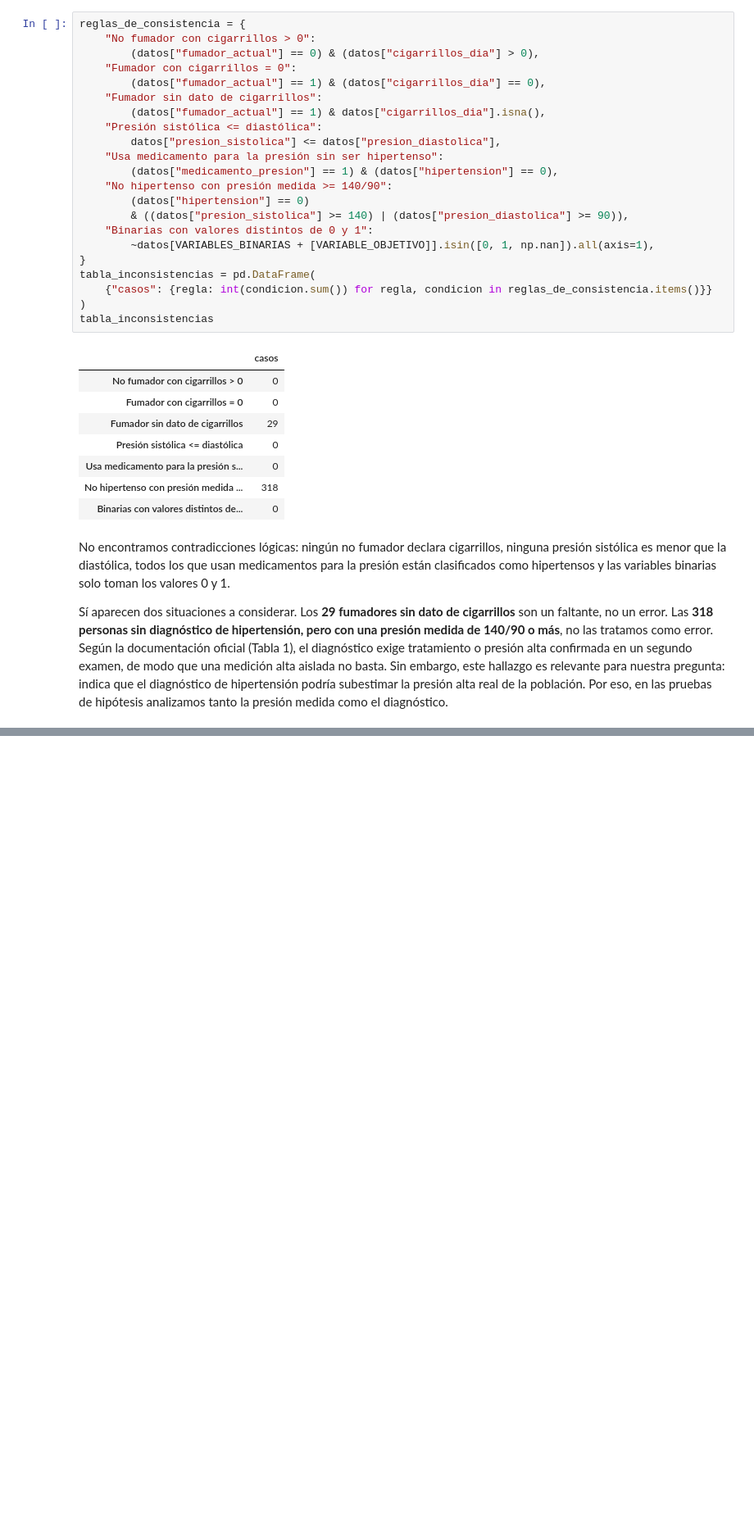
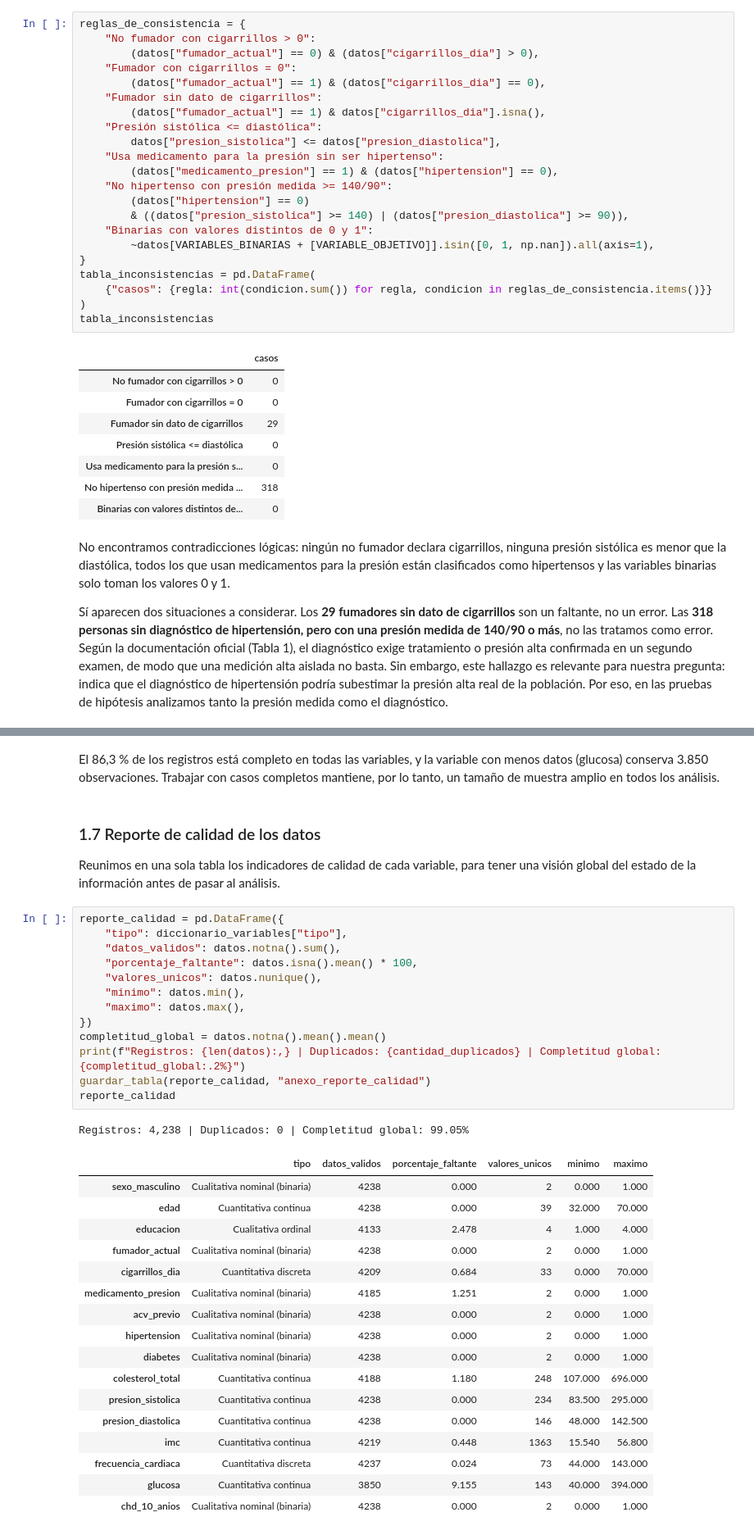
Before and after one commit to christopherulloarojas/grupo1-framingham-mcdi501, a Jupyter notebook: Sumativa1_Framingham_Codigo.ipynb, the cells around one changed output, grey strips where cells are left out. Shown at 82% size. Saved outputs shown, nothing was run; the diff lists cells and outputs as text; blank space fills up the shorter version.

```diff
--- a/Sumativa1_Framingham_Codigo.ipynb
+++ b/Sumativa1_Framingham_Codigo.ipynb
@@ -381,0 +471,40 @@ Por eso, en las pruebas de hipótesis analizamos tanto la presión medida como e
+# %% [markdown]
+El 86,3 % de los registros está completo en todas las variables, y la variable con menos datos (glucosa) conserva
+3.850 observaciones. Trabajar con casos completos mantiene, por lo tanto, un tamaño de muestra amplio en todos los análisis.
+# %% [markdown]
+### 1.7 Reporte de calidad de los datos
+
+Reunimos en una sola tabla los indicadores de calidad de cada variable, para tener una visión global del estado de la
+información antes de pasar al análisis.
+# %%
+reporte_calidad = pd.DataFrame({
+    "tipo": diccionario_variables["tipo"],
+    "datos_validos": datos.notna().sum(),
+    "porcentaje_faltante": datos.isna().mean() * 100,
+    "valores_unicos": datos.nunique(),
+    "minimo": datos.min(),
+    "maximo": datos.max(),
+})
+completitud_global = datos.notna().mean().mean()
+print(f"Registros: {len(datos):,} | Duplicados: {cantidad_duplicados} | Completitud global: {completitud_global:.2%}")
+guardar_tabla(reporte_calidad, "anexo_reporte_calidad")
+reporte_calidad
+# %% [output]
+Registros: 4,238 | Duplicados: 0 | Completitud global: 99.05%
+|  | tipo | datos_validos | porcentaje_faltante | valores_unicos | minimo | maximo |
+| sexo_masculino | Cualitativa nominal (binaria) | 4238 | 0.000 | 2 | 0.000 | 1.000 |
+| edad | Cuantitativa continua | 4238 | 0.000 | 39 | 32.000 | 70.000 |
+| educacion | Cualitativa ordinal | 4133 | 2.478 | 4 | 1.000 | 4.000 |
+| fumador_actual | Cualitativa nominal (binaria) | 4238 | 0.000 | 2 | 0.000 | 1.000 |
+| cigarrillos_dia | Cuantitativa discreta | 4209 | 0.684 | 33 | 0.000 | 70.000 |
+| medicamento_presion | Cualitativa nominal (binaria) | 4185 | 1.251 | 2 | 0.000 | 1.000 |
+| acv_previo | Cualitativa nominal (binaria) | 4238 | 0.000 | 2 | 0.000 | 1.000 |
+| hipertension | Cualitativa nominal (binaria) | 4238 | 0.000 | 2 | 0.000 | 1.000 |
+| diabetes | Cualitativa nominal (binaria) | 4238 | 0.000 | 2 | 0.000 | 1.000 |
+| colesterol_total | Cuantitativa continua | 4188 | 1.180 | 248 | 107.000 | 696.000 |
+| presion_sistolica | Cuantitativa continua | 4238 | 0.000 | 234 | 83.500 | 295.000 |
+| presion_diastolica | Cuantitativa continua | 4238 | 0.000 | 146 | 48.000 | 142.500 |
+| imc | Cuantitativa continua | 4219 | 0.448 | 1363 | 15.540 | 56.800 |
+| frecuencia_cardiaca | Cuantitativa discreta | 4237 | 0.024 | 73 | 44.000 | 143.000 |
+| glucosa | Cuantitativa continua | 3850 | 9.155 | 143 | 40.000 | 394.000 |
+| chd_10_anios | Cualitativa nominal (binaria) | 4238 | 0.000 | 2 | 0.000 | 1.000 |
```
Also changed, not shown: parts of 7 cells of this notebook.
